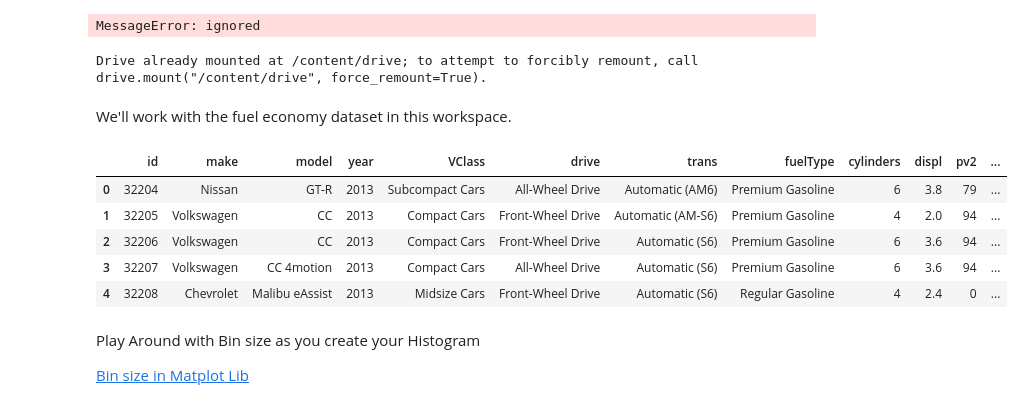
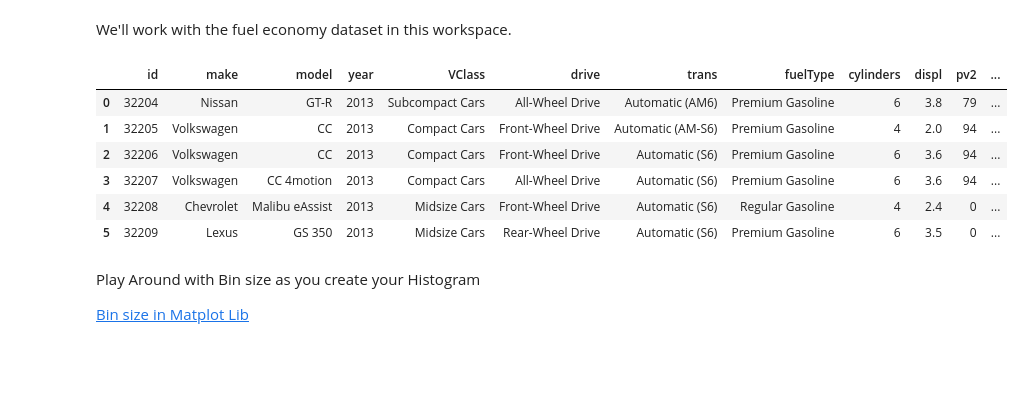
Before and after one commit to GichuriNdungu/Transport_Data_Analysis, a Jupyter notebook: Plotting Assignment.ipynb, the cells around one changed output. Saved outputs shown, nothing was run; the diff lists cells and outputs as text; code cells hidden in the pictures; blank space fills up the shorter version.

```diff
--- a/Plotting Assignment.ipynb
+++ b/Plotting Assignment.ipynb
@@ -8,30 +8,23 @@ import pandas as pd
 import seaborn as sb
 import os
 import matplotlib.pyplot as plt
-from google.colab import drive
-drive.mount('/content/drive')
+import scipy.stats as stats
-# %% [output]
-MessageError: ignored
-# %%
-from google.colab import drive
-drive.mount('/content/drive')
-# %% [output]
-Drive already mounted at /content/drive; to attempt to forcibly remount, call drive.mount("/content/drive", force_remount=True).
 # %% [markdown]
 We'll work with the fuel economy dataset in this workspace.
 # %%
 #Imported using pandas library
 #YOUR CODE
 # fuel_econ = pd.read_csv('/content/drive/MyDrive/Colab-Notebooks/fuel_econ.csv')
 fuel_econ = pd.read_csv('fuel_econ.csv')
-fuel_econ.head()
+fuel_econ.head(6)
 # %% [output]
 |  | id | make | model | year | VClass | drive | trans | fuelType | cylinders | displ | pv2 | ... |
 | 0 | 32204 | Nissan | GT-R | 2013 | Subcompact Cars | All-Wheel Drive | Automatic (AM6) | Premium Gasoline | 6 | 3.8 | 79 | ... |
 | 1 | 32205 | Volkswagen | CC | 2013 | Compact Cars | Front-Wheel Drive | Automatic (AM-S6) | Premium Gasoline | 4 | 2.0 | 94 | ... |
 | 2 | 32206 | Volkswagen | CC | 2013 | Compact Cars | Front-Wheel Drive | Automatic (S6) | Premium Gasoline | 6 | 3.6 | 94 | ... |
 | 3 | 32207 | Volkswagen | CC 4motion | 2013 | Compact Cars | All-Wheel Drive | Automatic (S6) | Premium Gasoline | 6 | 3.6 | 94 | ... |
 | 4 | 32208 | Chevrolet | Malibu eAssist | 2013 | Midsize Cars | Front-Wheel Drive | Automatic (S6) | Regular Gasoline | 4 | 2.4 | 0 | ... |
+| 5 | 32209 | Lexus | GS 350 | 2013 | Midsize Cars | Rear-Wheel Drive | Automatic (S6) | Premium Gasoline | 6 | 3.5 | 0 | ... |
 # %% [markdown]
 Play Around with Bin size as you create your Histogram
 
```
Also changed, not shown: parts of 4 cells of this notebook.
